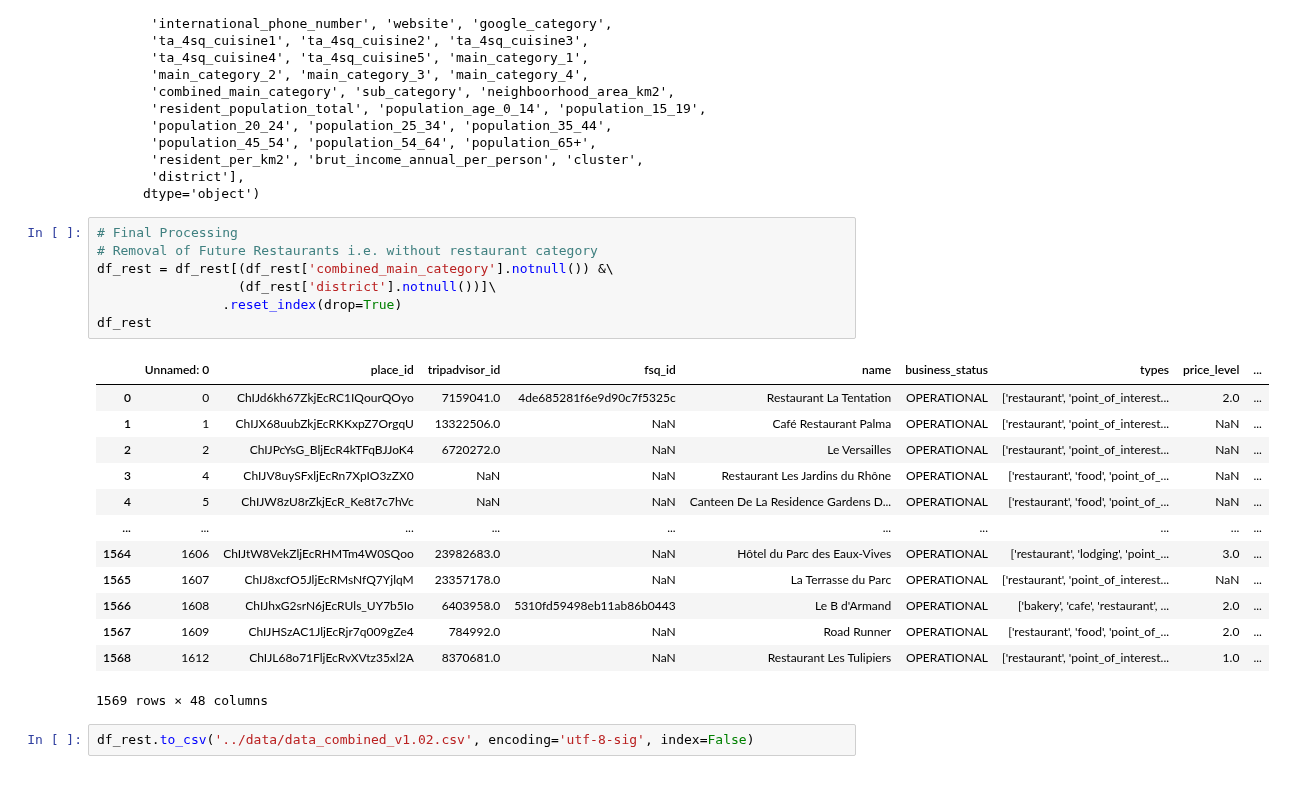
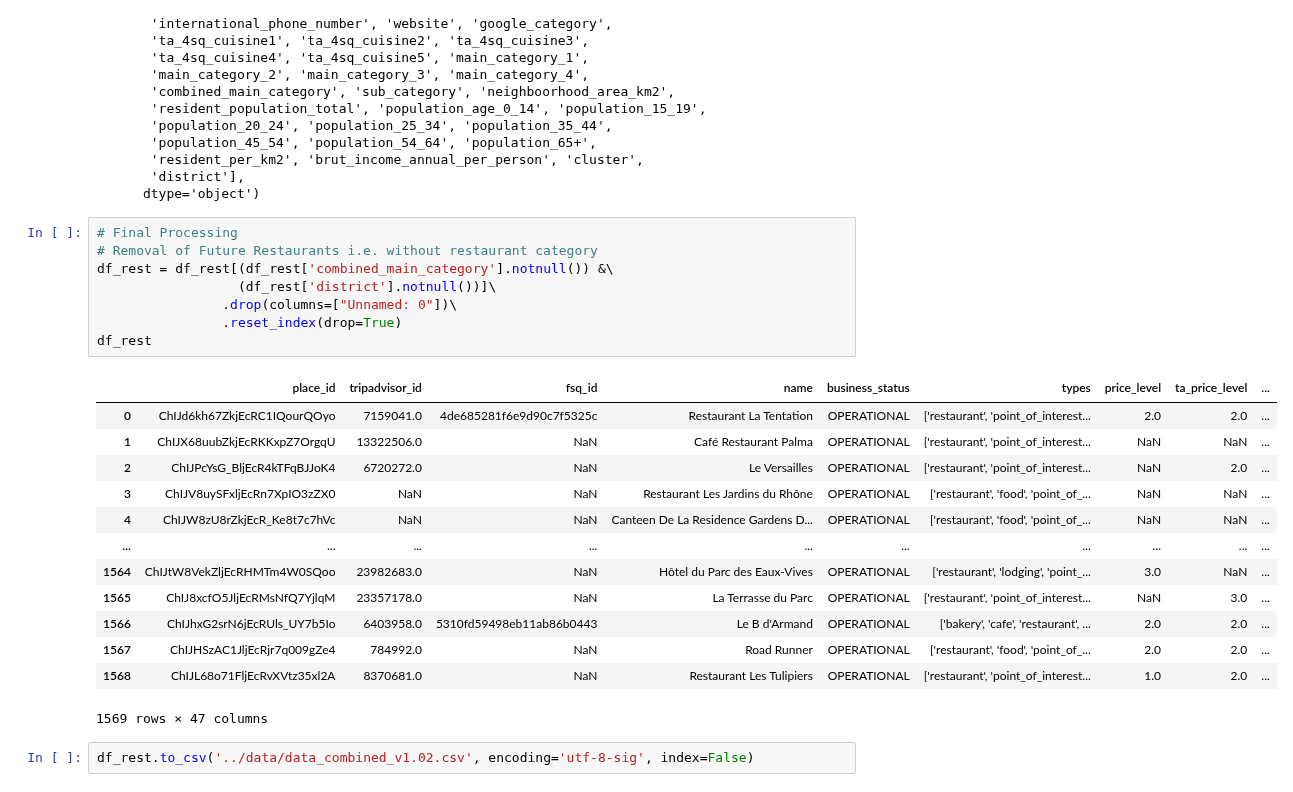
Before and after one commit to burakonurlu/best_restaurant_location, a Jupyter notebook: notebooks/Geolocation to District.ipynb, the cells around one changed output. Cells and saved outputs as stored; diff of their text form.

```diff
--- a/notebooks/Geolocation to District.ipynb
+++ b/notebooks/Geolocation to District.ipynb
@@ -103,23 +103,24 @@ Index(['Unnamed: 0', 'place_id', 'tripadvisor_id', 'fsq_id', 'name',
 # %%
 # Final Processing
 # Removal of Future Restaurants i.e. without restaurant category
 df_rest = df_rest[(df_rest['combined_main_category'].notnull()) &\
                   (df_rest['district'].notnull())]\
+                .drop(columns=["Unnamed: 0"])\
                 .reset_index(drop=True)
 df_rest
 # %% [output]
-|  | Unnamed: 0 | place_id | tripadvisor_id | fsq_id | name | business_status | types | price_level | ... |
-| 0 | 0 | ChIJd6kh67ZkjEcRC1IQourQOyo | 7159041.0 | 4de685281f6e9d90c7f5325c | Restaurant La Tentation | OPERATIONAL | ['restaurant', 'point_of_interest... | 2.0 | ... |
-| 1 | 1 | ChIJX68uubZkjEcRKKxpZ7OrgqU | 13322506.0 | NaN | Café Restaurant Palma | OPERATIONAL | ['restaurant', 'point_of_interest... | NaN | ... |
-| 2 | 2 | ChIJPcYsG_BljEcR4kTFqBJJoK4 | 6720272.0 | NaN | Le Versailles | OPERATIONAL | ['restaurant', 'point_of_interest... | NaN | ... |
-| 3 | 4 | ChIJV8uySFxljEcRn7XpIO3zZX0 | NaN | NaN | Restaurant Les Jardins du Rhône | OPERATIONAL | ['restaurant', 'food', 'point_of_... | NaN | ... |
-| 4 | 5 | ChIJW8zU8rZkjEcR_Ke8t7c7hVc | NaN | NaN | Canteen De La Residence Gardens D... | OPERATIONAL | ['restaurant', 'food', 'point_of_... | NaN | ... |
+|  | place_id | tripadvisor_id | fsq_id | name | business_status | types | price_level | ta_price_level | ... |
+| 0 | ChIJd6kh67ZkjEcRC1IQourQOyo | 7159041.0 | 4de685281f6e9d90c7f5325c | Restaurant La Tentation | OPERATIONAL | ['restaurant', 'point_of_interest... | 2.0 | 2.0 | ... |
+| 1 | ChIJX68uubZkjEcRKKxpZ7OrgqU | 13322506.0 | NaN | Café Restaurant Palma | OPERATIONAL | ['restaurant', 'point_of_interest... | NaN | NaN | ... |
+| 2 | ChIJPcYsG_BljEcR4kTFqBJJoK4 | 6720272.0 | NaN | Le Versailles | OPERATIONAL | ['restaurant', 'point_of_interest... | NaN | 2.0 | ... |
+| 3 | ChIJV8uySFxljEcRn7XpIO3zZX0 | NaN | NaN | Restaurant Les Jardins du Rhône | OPERATIONAL | ['restaurant', 'food', 'point_of_... | NaN | NaN | ... |
+| 4 | ChIJW8zU8rZkjEcR_Ke8t7c7hVc | NaN | NaN | Canteen De La Residence Gardens D... | OPERATIONAL | ['restaurant', 'food', 'point_of_... | NaN | NaN | ... |
 | ... | ... | ... | ... | ... | ... | ... | ... | ... | ... |
-| 1564 | 1606 | ChIJtW8VekZljEcRHMTm4W0SQoo | 23982683.0 | NaN | Hôtel du Parc des Eaux-Vives | OPERATIONAL | ['restaurant', 'lodging', 'point_... | 3.0 | ... |
-| 1565 | 1607 | ChIJ8xcfO5JljEcRMsNfQ7YjlqM | 23357178.0 | NaN | La Terrasse du Parc | OPERATIONAL | ['restaurant', 'point_of_interest... | NaN | ... |
-| 1566 | 1608 | ChIJhxG2srN6jEcRUls_UY7b5Io | 6403958.0 | 5310fd59498eb11ab86b0443 | Le B d'Armand | OPERATIONAL | ['bakery', 'cafe', 'restaurant', ... | 2.0 | ... |
-| 1567 | 1609 | ChIJHSzAC1JljEcRjr7q009gZe4 | 784992.0 | NaN | Road Runner | OPERATIONAL | ['restaurant', 'food', 'point_of_... | 2.0 | ... |
-| 1568 | 1612 | ChIJL68o71FljEcRvXVtz35xl2A | 8370681.0 | NaN | Restaurant Les Tulipiers | OPERATIONAL | ['restaurant', 'point_of_interest... | 1.0 | ... |
+| 1564 | ChIJtW8VekZljEcRHMTm4W0SQoo | 23982683.0 | NaN | Hôtel du Parc des Eaux-Vives | OPERATIONAL | ['restaurant', 'lodging', 'point_... | 3.0 | NaN | ... |
+| 1565 | ChIJ8xcfO5JljEcRMsNfQ7YjlqM | 23357178.0 | NaN | La Terrasse du Parc | OPERATIONAL | ['restaurant', 'point_of_interest... | NaN | 3.0 | ... |
+| 1566 | ChIJhxG2srN6jEcRUls_UY7b5Io | 6403958.0 | 5310fd59498eb11ab86b0443 | Le B d'Armand | OPERATIONAL | ['bakery', 'cafe', 'restaurant', ... | 2.0 | 2.0 | ... |
+| 1567 | ChIJHSzAC1JljEcRjr7q009gZe4 | 784992.0 | NaN | Road Runner | OPERATIONAL | ['restaurant', 'food', 'point_of_... | 2.0 | 2.0 | ... |
+| 1568 | ChIJL68o71FljEcRvXVtz35xl2A | 8370681.0 | NaN | Restaurant Les Tulipiers | OPERATIONAL | ['restaurant', 'point_of_interest... | 1.0 | 2.0 | ... |
-1569 rows × 48 columns
+1569 rows × 47 columns
 # %%
 df_rest.to_csv('../data/data_combined_v1.02.csv', encoding='utf-8-sig', index=False)
```
